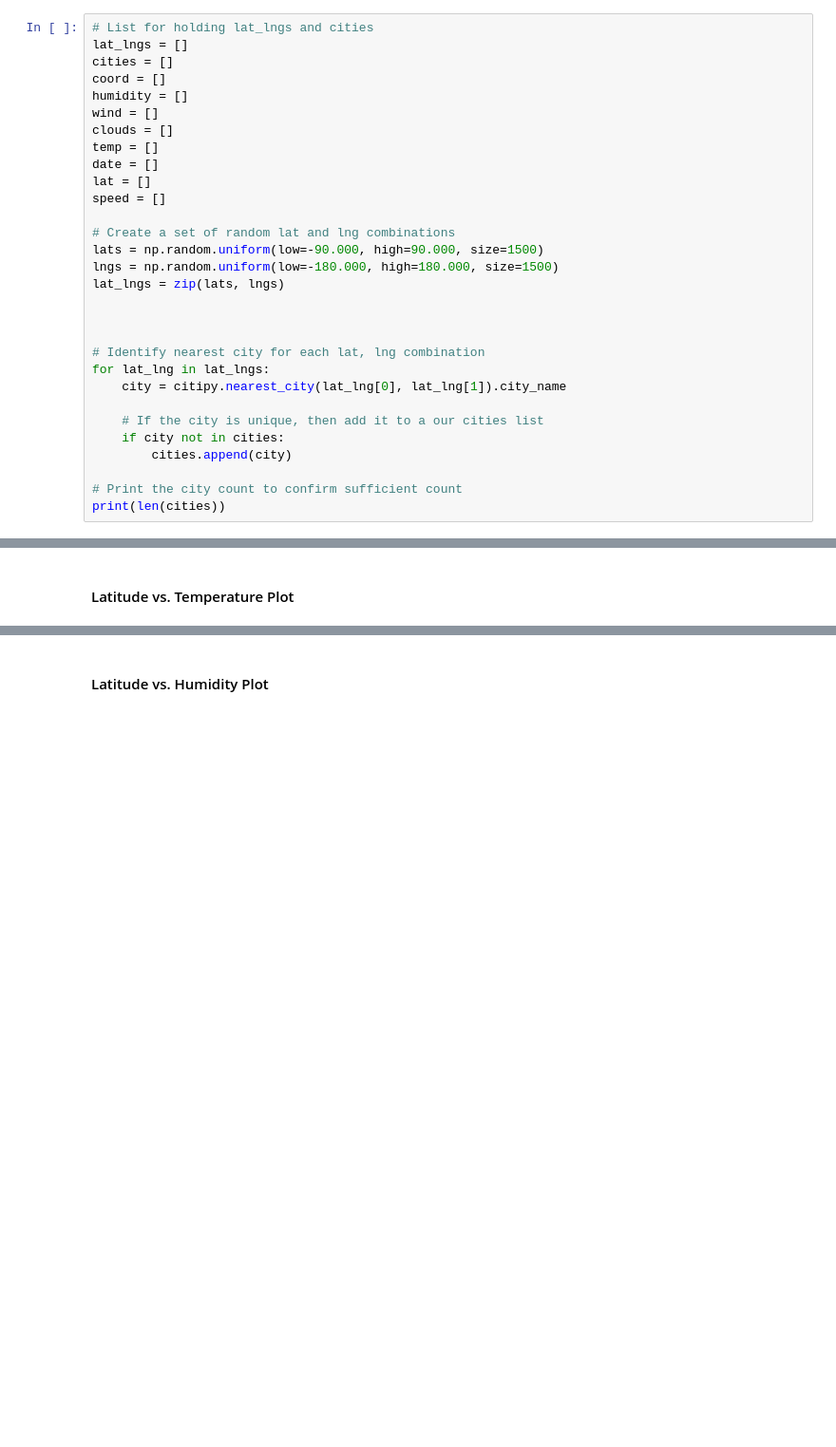
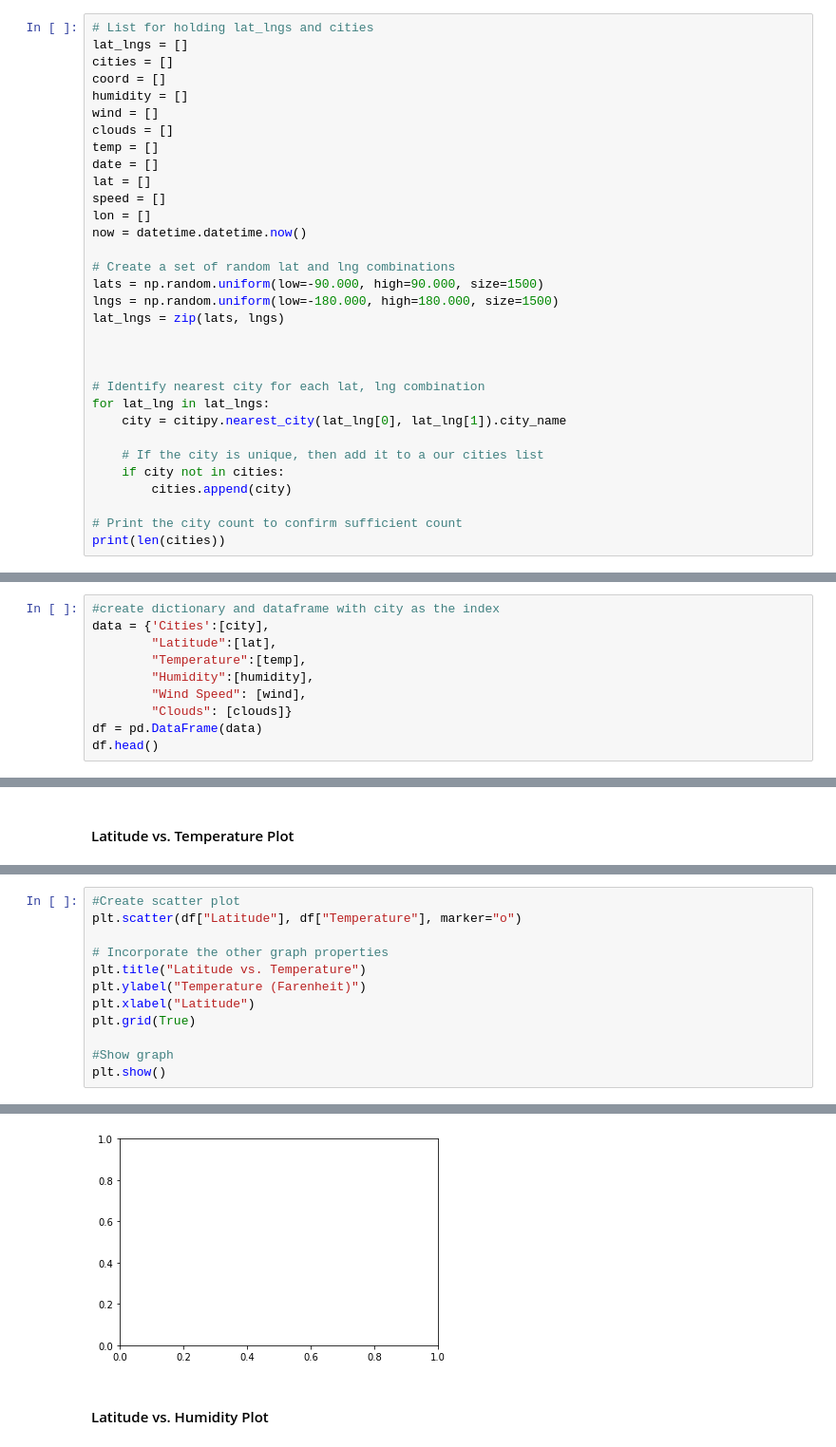
Before and after one commit to jfowler7907/WeatherPy, a Jupyter notebook: WeatherPy.ipynb, the cells around one changed output, grey strips where cells are left out. Shown: that part at 95% size. Drawn from its saved outputs; the diff is of its cells as text; blank space fills up the shorter version.

```diff
--- a/WeatherPy.ipynb
+++ b/WeatherPy.ipynb
@@ -47,6 +48,8 @@ temp = []
 date = []
 lat = []
 speed = []
+lon = []
+now = datetime.datetime.now()
 
 # Create a set of random lat and lng combinations
 lats = np.random.uniform(low=-90.000, high=90.000, size=1500)
@@ -156,0 +153,10 @@ ValueError: arrays must all be same length
+# %%
+#create dictionary and dataframe with city as the index
+data = {'Cities':[city],
+        "Latitude":[lat],
+        "Temperature":[temp],
+        "Humidity":[humidity],
+        "Wind Speed": [wind],
+        "Clouds": [clouds]}
+df = pd.DataFrame(data)
+df.head()
@@ -165,0 +172,13 @@ ValueError: arrays must all be same length
+# %%
+#Create scatter plot
+plt.scatter(df["Latitude"], df["Temperature"], marker="o")
+
+# Incorporate the other graph properties
+plt.title("Latitude vs. Temperature")
+plt.ylabel("Temperature (Farenheit)")
+plt.xlabel("Latitude")
+plt.grid(True)
+
+#Show graph
+plt.show()
+# %% [output]
@@ -166,2 +186,3 @@ ValueError: arrays must all be same length
+[figure, added]
 # %% [markdown]
 #### Latitude vs. Humidity Plot
```
Also changed, not shown: parts of 15 cells of this notebook.
